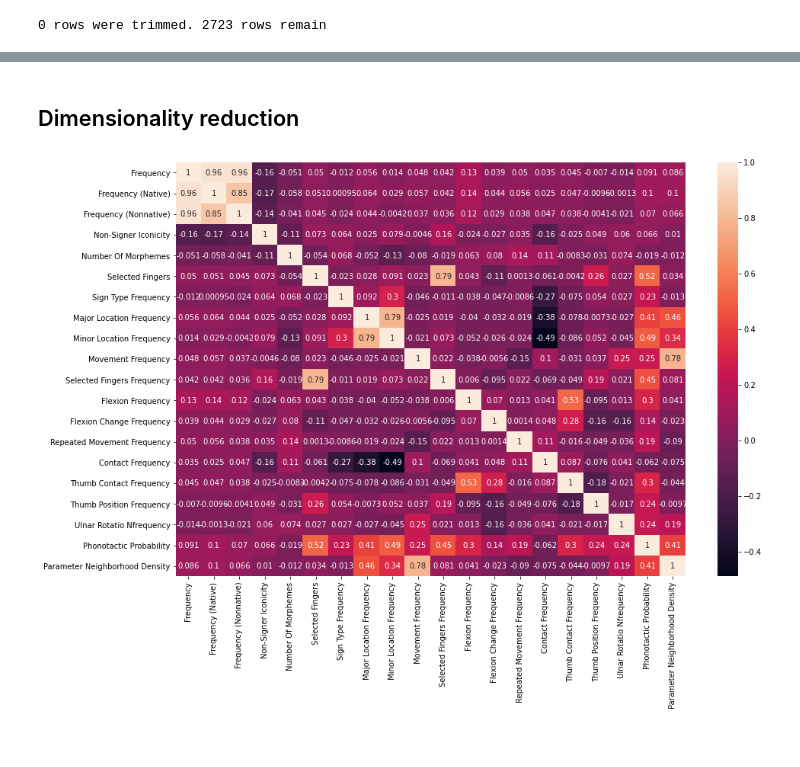
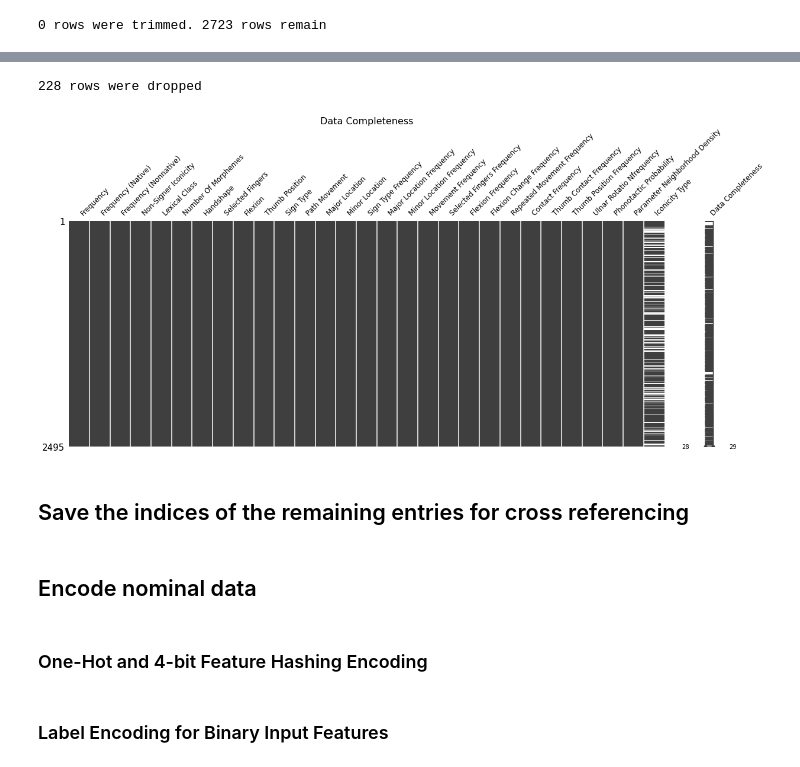
Before and after one commit to KyleRoss-rice/SignIconicityPredictor, a Jupyter notebook: tools/Dataset_preprocessing.ipynb, the cells around one changed output, grey strips where cells are left out. Saved outputs shown, nothing was run; the diff lists cells and outputs as text; code cells hidden in the pictures.

```diff
--- a/tools/Dataset_preprocessing.ipynb
+++ b/tools/Dataset_preprocessing.ipynb
@@ -117,7 +131,19 @@ msno.matrix(working_data, labels=True);
-# %% [markdown]
-## Dimensionality reduction
-# %%
-plt.figure(figsize=(15,10))
-sns.heatmap(working_data.corr(), annot=True);
-# %% [output]
-[figure, removed]
+# %%
+#Do not drop iconicity type feature
+if (is_iconicity_type_dropped):
+  working_data.dropna(0, inplace=True, subset=working_data.columns[:-1])
+else:
+  working_data.dropna(0, inplace=True)
+
+ndropped_rows = n_rows - len(working_data)
+print(f'{ndropped_rows} rows were dropped')
+n_rows -= ndropped_rows
+# %% [output]
+228 rows were dropped
+# %%
+msno.matrix(working_data, labels=True, figsize=(20,7), fontsize=12)
+plt.title('Data Completeness', fontsize=16);
+# %% [output]
+[figure, added]
+# %% [markdown]
+## Save the indices of the remaining entries for cross referencing
@@ -123,0 +154,4 @@ sns.heatmap(working_data.corr(), annot=True);
+# %% [markdown]
+## Encode nominal data
+# %% [markdown]
+### One-Hot and 4-bit Feature Hashing Encoding
@@ -123,0 +194,2 @@ sns.heatmap(working_data.corr(), annot=True);
+# %% [markdown]
+### Label Encoding for Binary Input Features
```
Also changed, not shown: parts of 30 cells of this notebook.
